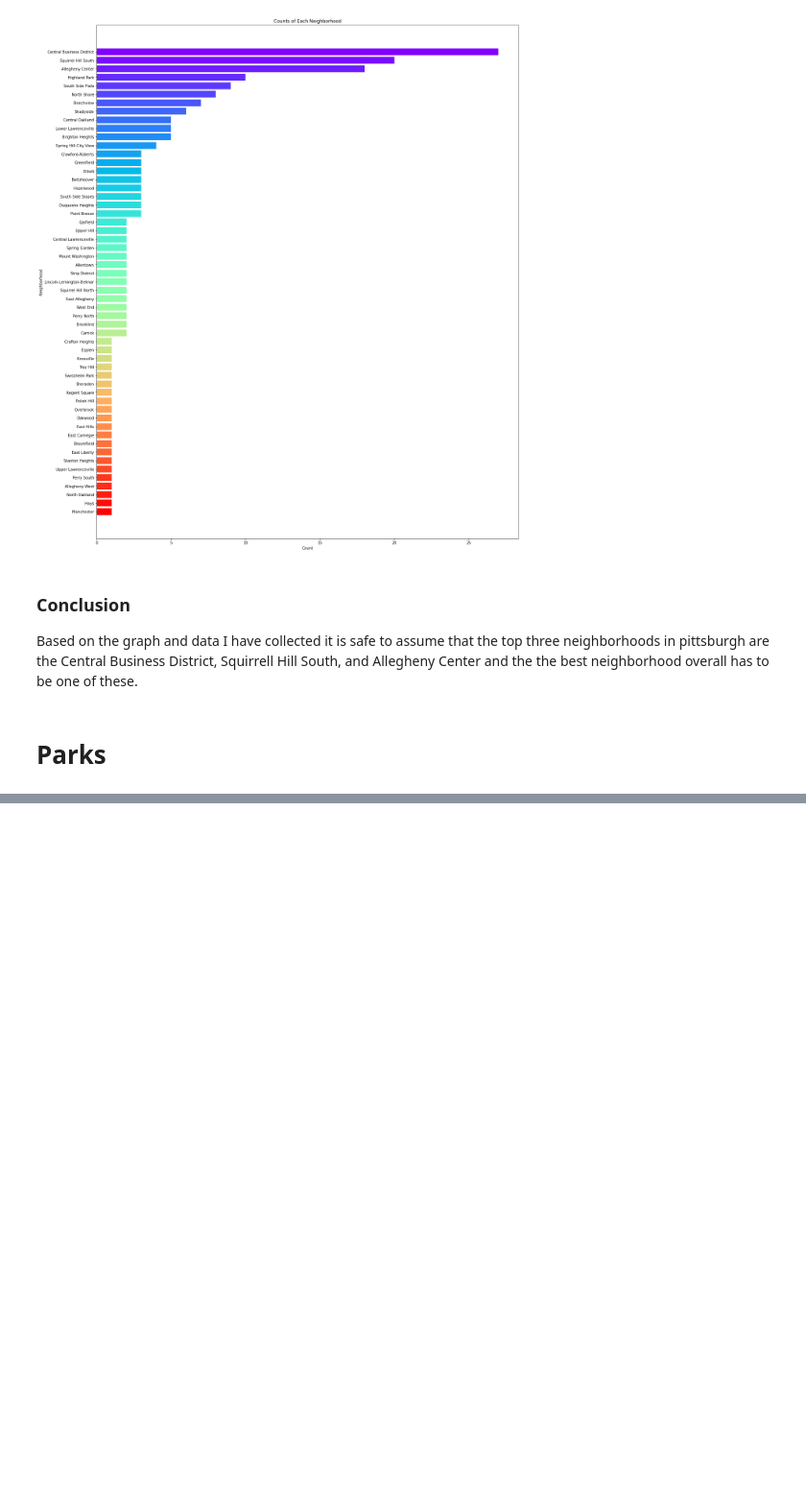
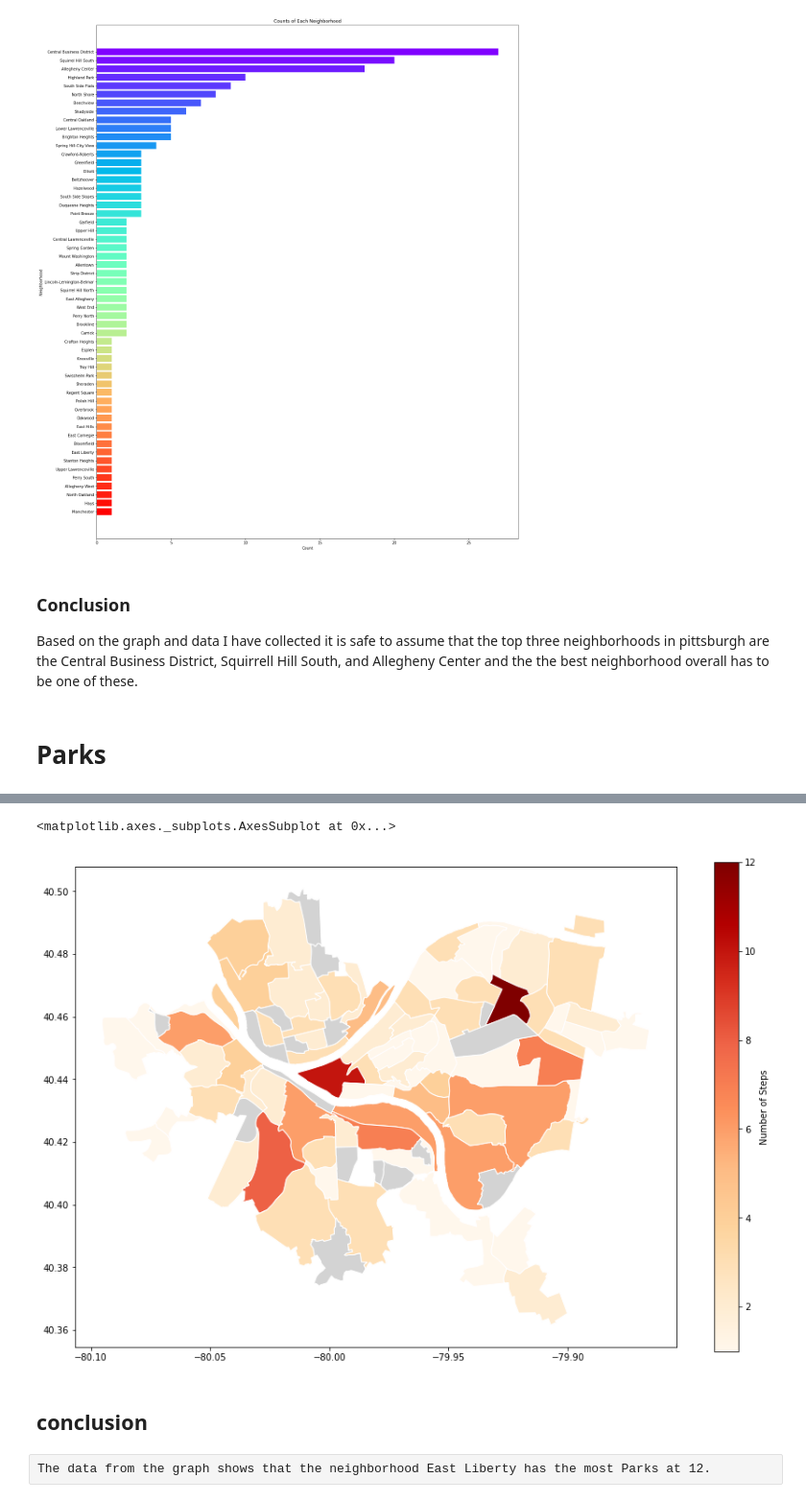
Before and after one commit to ChrisTros/Big-Ideas-Final-Project, a Jupyter notebook: FinalGroup.ipynb, the cells around one changed output, grey strips where cells are left out. Shown at 96% size. Cells and saved outputs as stored; diff of their text form; code cells hidden in the pictures; blank space fills up the shorter version.

```diff
--- a/FinalGroup.ipynb
+++ b/FinalGroup.ipynb
@@ -90,0 +95,12 @@ Based on the graph and data I have collected it is safe to assume that the top t
+# %%
+park= pd.read_csv("CityParks.csv")
+
+neighborhood_count=park['neighborhood'].value_counts()
+
+neighborhood_count=pd.DataFrame(neighborhood_count)
+
+neighborhood_count=neighborhood_count.reset_index().rename(columns={"index":"area"})
+
+print(neighborhood_count)
+
+display(park)
@@ -90,0 +159,6 @@ Based on the graph and data I have collected it is safe to assume that the top t
+# %%
+park= pd.read_csv("CityParks.csv")
+# do the merge
+parks= neighborhoods.merge(neighborhood_count, how='left', left_on='hood', right_on='area')
+# look at the head to confirm it merged correctly
+parks[['hood','neighborhood','geometry']].head()
@@ -90,0 +172,16 @@ Based on the graph and data I have collected it is safe to assume that the top t
+# %%
+parks.plot(column='neighborhood', # set the data to be used for coloring
+               cmap='OrRd',              # choose a color palette
+               edgecolor="white",        # outline the districts in white
+               legend=True,              # show the legend
+               legend_kwds={'label': "Number of Steps"}, # label the legend
+               figsize=(15, 10),         # set the size
+               missing_kwds={"color": "lightgrey"} # set disctricts with no data to gray
+               )
+# %% [output]
+<matplotlib.axes._subplots.AxesSubplot at 0x...>
+[figure, added]
+# %% [markdown]
+## conclusion
+# %% [raw]
+The data from the graph shows that the neighborhood East Liberty has the most Parks at 12.
```
Also changed, not shown: parts of 4 cells of this notebook.
